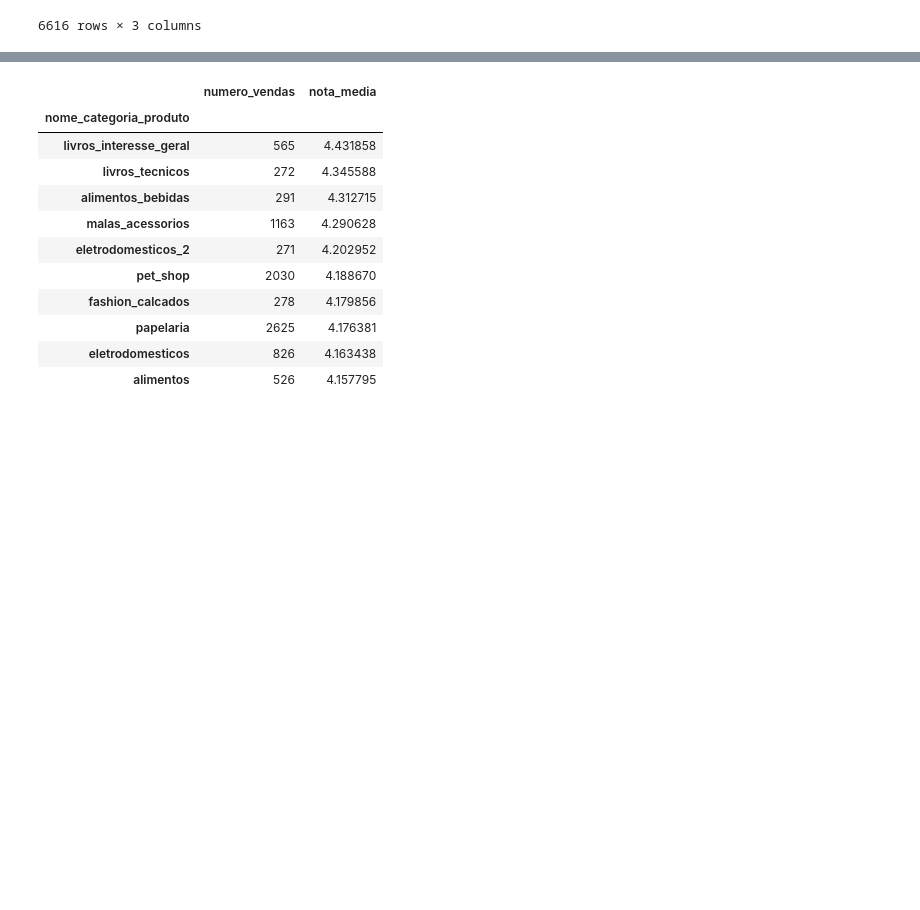
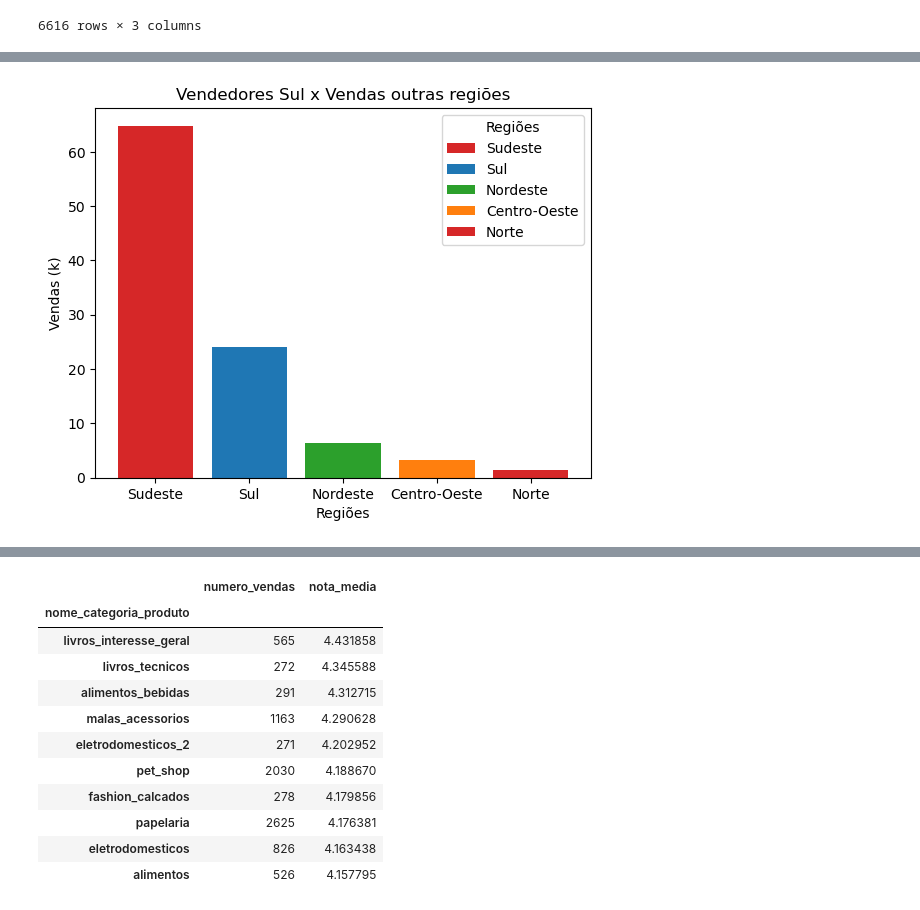
Before and after one commit to RenandeFraga/ProjetoPandasADA, a Jupyter notebook: Análise (1).ipynb, the cells around one changed output, grey strips where cells are left out. Saved outputs shown, nothing was run; the diff lists cells and outputs as text; code cells hidden in the pictures; blank space fills up the shorter version.

```diff
--- a/Análise (1).ipynb
+++ b/Análise (1).ipynb
@@ -480,0 +657,18 @@ top_vendedor.sort_values(by= 'contagem', ascending=False)
+# %%
+def plot_bar(x, y, xlabel, ylabel, titulo, legenda):
+    fig, ax = plt.subplots()
+    x_axis = x
+    y_axis = y
+    bar_labels = x
+    bar_colors = ['tab:red', 'tab:blue', 'tab:green', 'tab:orange']
+    ax.bar(x_axis, y_axis, label=bar_labels, color=bar_colors)
+
+    ax.set_ylabel(ylabel)
+    ax.set_xlabel(xlabel)
+    ax.set_title(titulo)
+    ax.legend(title=legenda)
+
+    plt.show()
+# %%
+somente_sul = tabela_regioes_frete[tabela_regioes_frete['regiao_vendedor'] == 'Sul']
+somente_sul
@@ -480,0 +689,4 @@ top_vendedor.sort_values(by= 'contagem', ascending=False)
+# %%
+compras_regiao_sul = somente_sul[['regiao_cliente', 'regiao_vendedor']]
+sul_compras = compras_regiao_sul['regiao_cliente'].value_counts().to_frame()
+sul_compras
@@ -480,0 +701,3 @@ top_vendedor.sort_values(by= 'contagem', ascending=False)
+# %%
+sul_compras['%'] = round(((sul_compras['count'] /
+                      sul_compras['count'].sum()) * 100),1)
@@ -480,0 +714,4 @@ top_vendedor.sort_values(by= 'contagem', ascending=False)
+# %%
+plot_bar(sul_compras.index, sul_compras['%'], 'Regiões', 'Vendas (k)', 'Vendedores Sul x Vendas outras regiões', 'Regiões')
+# %% [output]
+[figure, added]
```
Also changed, not shown: parts of 39 cells of this notebook, 2 other files.
